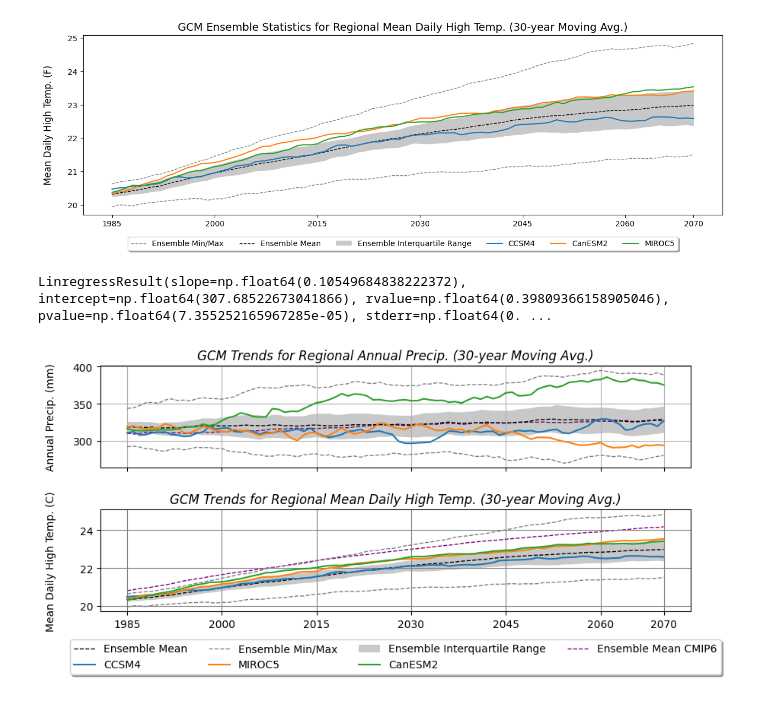
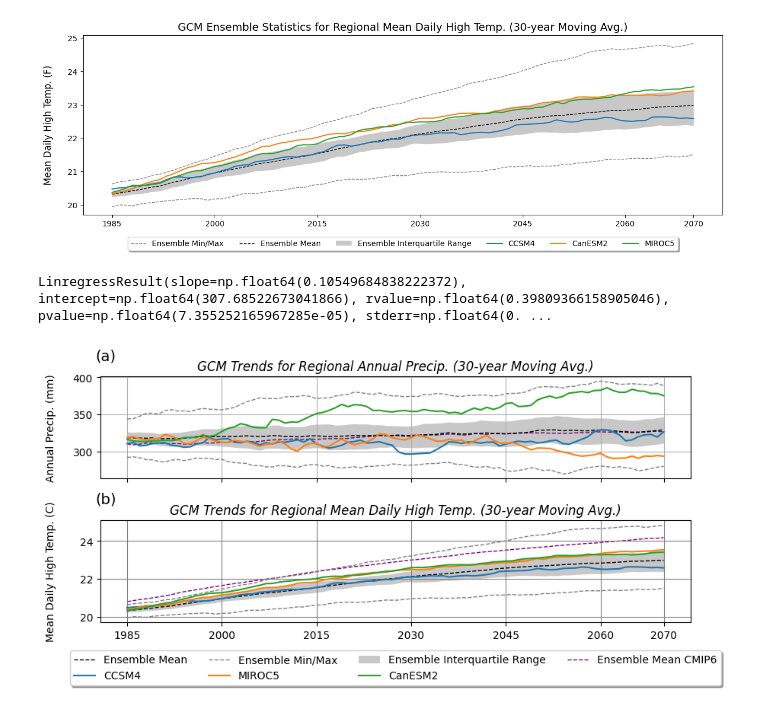
Before and after one commit to afullhart/climatechange, a Jupyter notebook: Figures/Figure_Regional_CMIP5.ipynb, the cells around one changed output. Drawn from its saved outputs; the diff is of its cells as text; code cells hidden in the pictures.

```diff
--- a/Figures/Figure_Regional_CMIP5.ipynb
+++ b/Figures/Figure_Regional_CMIP5.ipynb
@@ -215,6 +215,7 @@ for ax_i in range(2):
     res = scipy.stats.linregress(x, y, alternative='greater')
     slope = res.slope
     print(res)
+    ax[ax_i].text(1980, 423, '(a)', size=14)
     ax[ax_i].plot(range(1985, 2071), max_tseries, linestyle='--', color='gray', linewidth=1)
     ax[ax_i].plot(range(1985, 2071), mean_tseries, linestyle='--', color='black', linewidth=1, label='Ensemble Mean')
     ax[ax_i].plot(range(1985, 2071), ccsm4_tseries, label='CCSM4')
@@ -249,31 +250,32 @@ for ax_i in range(2):
     max_tseries = (df_ensemble['max'] - 32) * 5 / 9
 
     df_ensemble = pd.read_csv(tmaxEnsembleC6FILE)
     meanc6_tseries = (df_ensemble['avg'] - 32) * 5 / 9
+    ax[ax_i].text(1980, 26, '(b)', size=14)
     ax[ax_i].plot(range(1985, 2071), max_tseries, linestyle='--', color='gray', linewidth=1)
     ax[ax_i].plot(range(1985, 2071), mean_tseries, linestyle='--', color='black', linewidth=1, label='Ensemble Mean')
     ax[ax_i].plot(range(1985, 2071), ccsm4_tseries, label='CCSM4')
     ax[ax_i].plot(range(1985, 2071), min_tseries, linestyle='--', color='gray', linewidth=1, label='Ensemble Min/Max')
     ax[ax_i].plot(range(1985, 2071), miroc5_tseries, label='MIROC5')
     ax[ax_i].fill_between(range(1985, 2071), q25_tseries, q75_tseries, linewidth=0, color='#272727', alpha=0.25, label='Ensemble Interquartile Range')
     ax[ax_i].plot(range(1985, 2071), canesm2_tseries, label='CanESM2')
     ax[ax_i].plot(range(1985, 2071), meanc6_tseries, linestyle='--', color='purple', linewidth=1, label='Ensemble Mean CMIP6', zorder=-999)
 
     ax[ax_i].set_title('GCM Trends for Regional Mean Daily High Temp. (30-year Moving Avg.)', fontstyle='oblique', size=12)
     ax[ax_i].set_ylabel('Mean Daily High Temp. (C)\n', size=10, labelpad=10)
     ax[ax_i].set_xticks([1985, 2000, 2015, 2030, 2045, 2060, 2070])
 
     # Shrink current axis's height by 15% on the bottom
     box = ax[ax_i].get_position()
     ax[ax_i].set_position([box.x0, box.y0 + box.height * 0.15,
                     box.width, box.height * 0.85])
 
     ax[ax_i].legend(loc='lower center', bbox_to_anchor=(0.5, -0.67),
               fancybox=True, shadow=True, ncols=4)
 
     ax[ax_i].grid(color='gray')
 
 fig.savefig(saveFILE, dpi=600, bbox_inches='tight')
 # %% [output]
 LinregressResult(slope=np.float64(0.10549684838222372), intercept=np.float64(307.68522673041866), rvalue=np.float64(0.39809366158905046), pvalue=np.float64(7.355252165967285e-05), stderr=np.float64(0. ...
-[figure, old version]
+[figure, new version]
```
